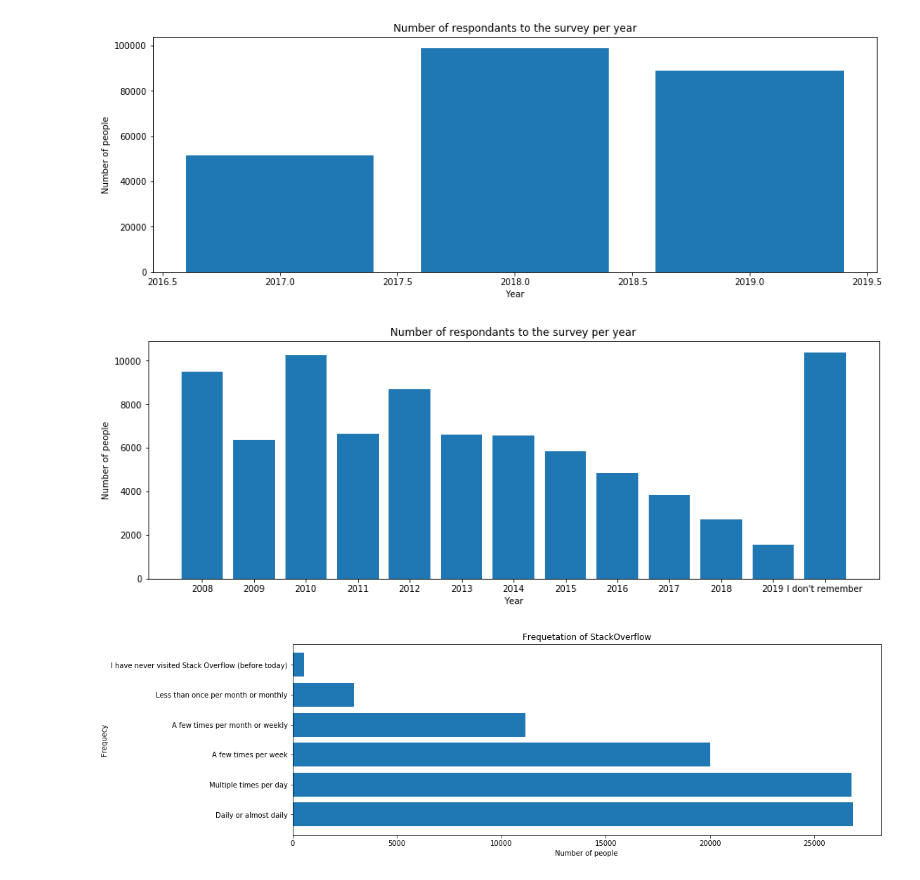
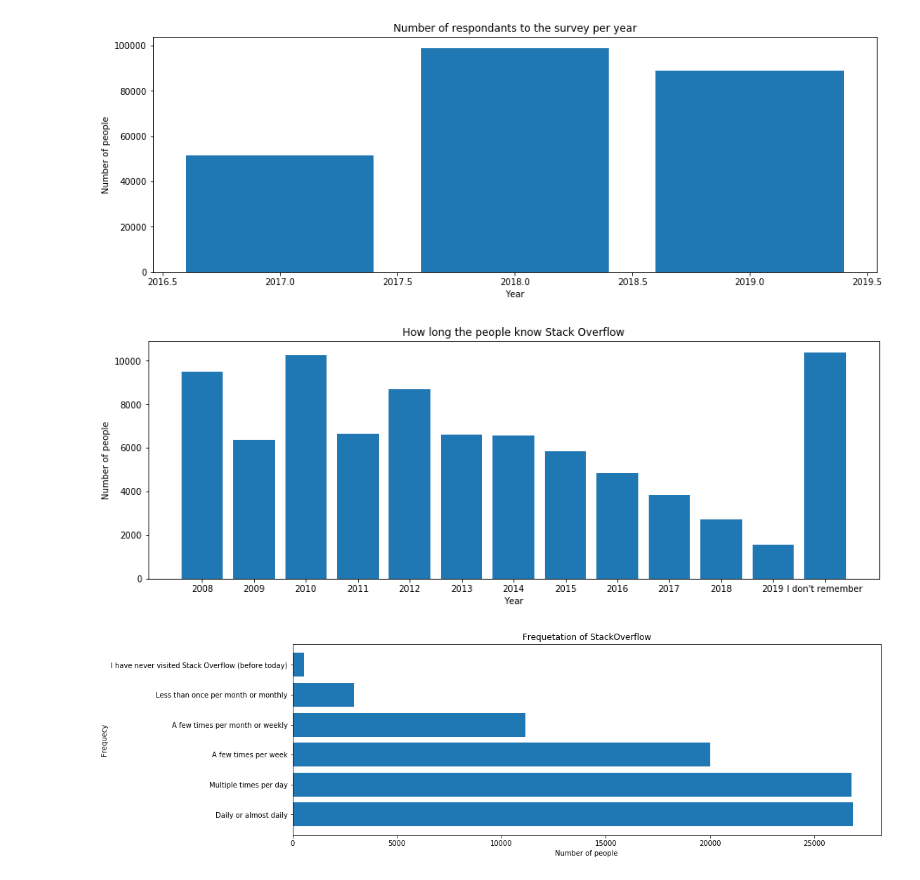
Before and after one commit to Quentin-Joly/DSND_Project1, a Jupyter notebook: Stack Overflow study.ipynb, the cells around one changed output. Cells and saved outputs as stored; diff of their text form; code cells hidden in the pictures.

```diff
--- a/Stack Overflow study.ipynb
+++ b/Stack Overflow study.ipynb
@@ -557,9 +557,9 @@ makeplotv(df.Year, 'Number of respondants to the survey per year', 'Year', 'Numb
 # %% [output]
 [figure]
 # %%
-makeplotv(df.SOVisit1st, 'Number of respondants to the survey per year', 'Year', 'Number of people')
+makeplotv(df.SOVisit1st, 'How long the people know Stack Overflow', 'Year', 'Number of people')
 # %% [output]
-[figure, old version]
+[figure, new version]
 # %%
 makeploth(df.SOVisitFreq, 'Frequetation of StackOverflow', 'Number of people', 'Frequecy')
 # %% [output]
```
Also changed, not shown: parts of 3 cells of this notebook.
